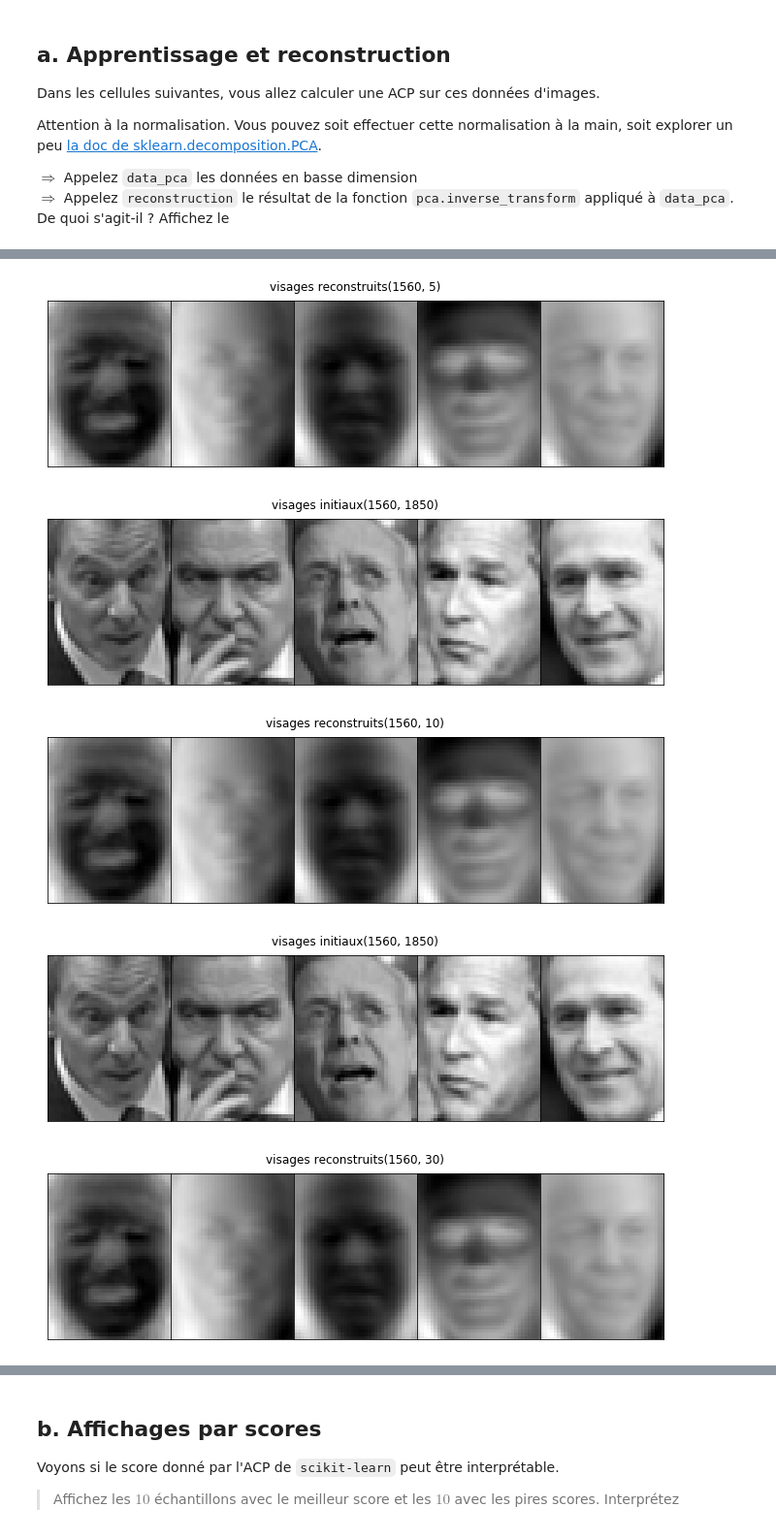
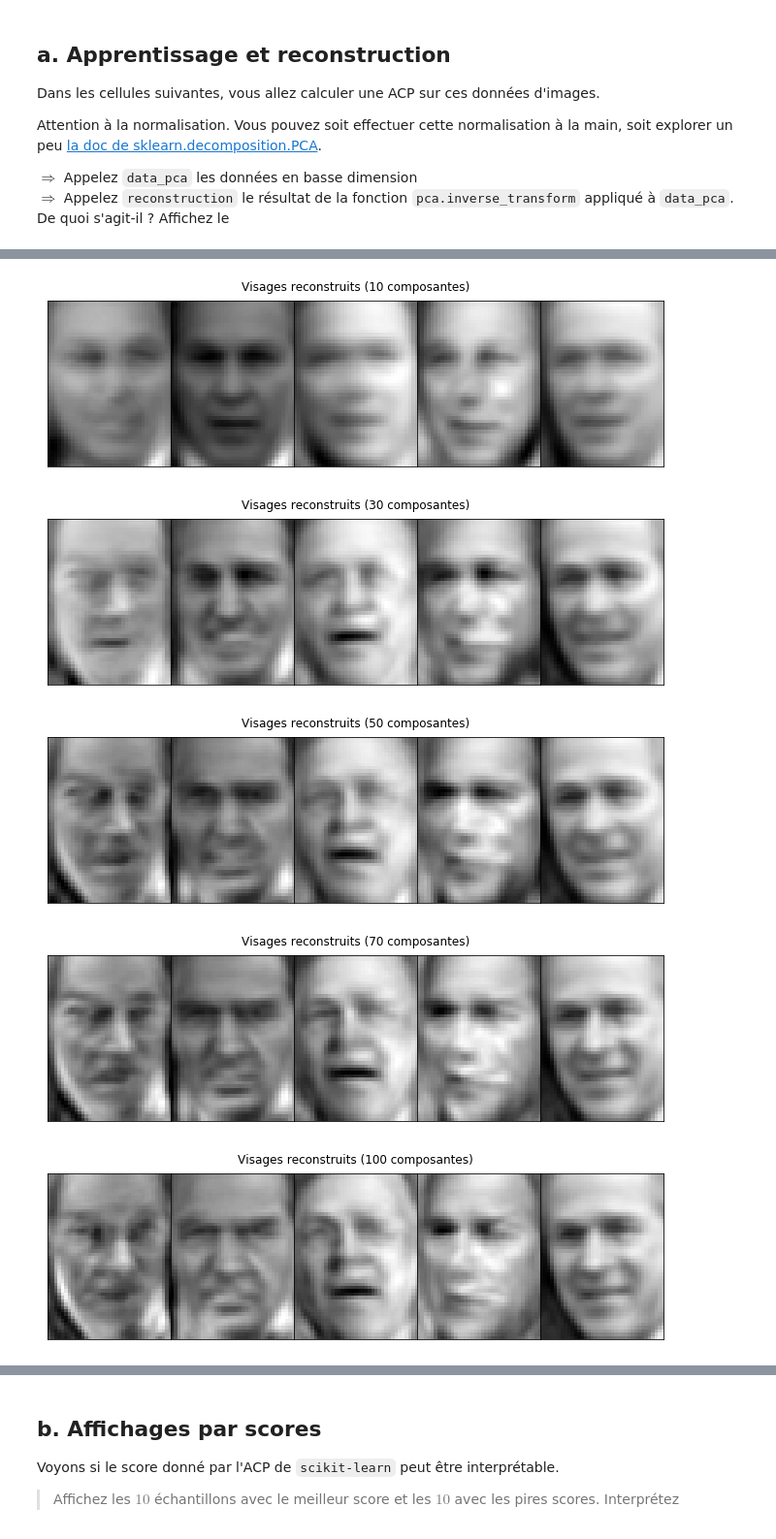
Before and after one commit to campusplage/compte-rendus-jottras_juventin, a Jupyter notebook: TP2_sklearn.ipynb, the cells around one changed output, grey strips where cells are left out. Shown at 97% size. Saved outputs shown, nothing was run; the diff lists cells and outputs as text; code cells hidden in the pictures.

```diff
--- a/TP2_sklearn.ipynb
+++ b/TP2_sklearn.ipynb
@@ -327,19 +331,14 @@ plot_images(pca.components_, 'visages reconstruits ' + str(images_transformed.sh
 ## puis les visages initiaux sur une ligne.
 ## Indice: vous avez deux options: réapprendre une ACP à chaque fois, ou bien réutiliser la même plusieurs fois.
 
+# Dans une boucle, on affiche chaque reconstruction d'une PCA de ncomp composantes
 for ncomp in [5, 10, 30, 50, 70, 100, 200]:
-    # On initialise une acp avec ncomp dimensions
-    pca = PCA(n_components=ncomp, whiten=True)
+  data_pca = PCA(n_components=ncomp, whiten=True)
+  data_pca.fit(d.data)
+  data_transformed = data_pca.transform(d.data)
+  reconstruction = data_pca.inverse_transform(data_transformed)
+  plot_images(reconstruction, title=f'Visages reconstruits ({ncomp} composantes)', n_row=1, n_col=5)
 
-    # On l'entraîne sur nos données
-    pca.fit(d.data)
-
-    # On applique l'ACP à nos données
-    images_transformed = pca.transform(d.data)
-
-    # Affichez sur une ligne les 5 premières images originales
-    plot_images(d.data, 'visages initiaux' + str(d.data.shape), n_row=1, n_col=5)
-
-    # Affichez sur une ligne leur reconstruction, en indiquant le nombre de composantes dans le titre
-    plot_images(pca.components_, 'visages reconstruits' + str(images_transformed.shape), n_row=1, n_col=5)
+# Affichez sur une ligne les 5 premières images originales
+plot_images(d.data, 'visages initiaux', n_row=1, n_col=5)
 # %% [output]
@@ -347,5 +346,5 @@ for ncomp in [5, 10, 30, 50, 70, 100, 200]:
-[figure, old version]
+[figure, new version]
-[figure, old version]
+[figure, new version]
-[figure, old version]
+[figure, new version]
-[figure, old version]
+[figure, new version]
-[figure, old version]
+[figure, new version]
```
Also changed, not shown: parts of 6 cells of this notebook.
